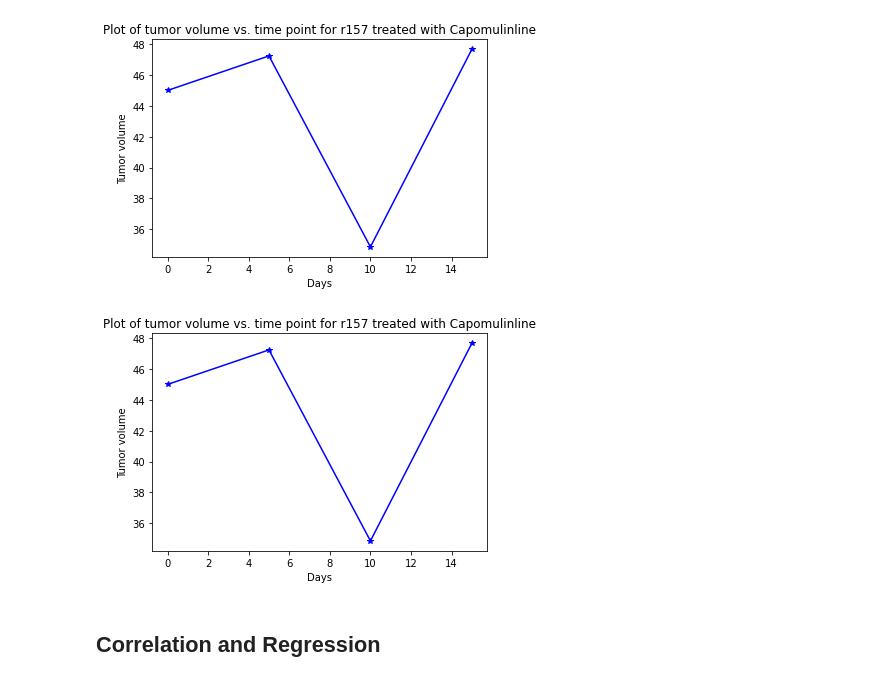
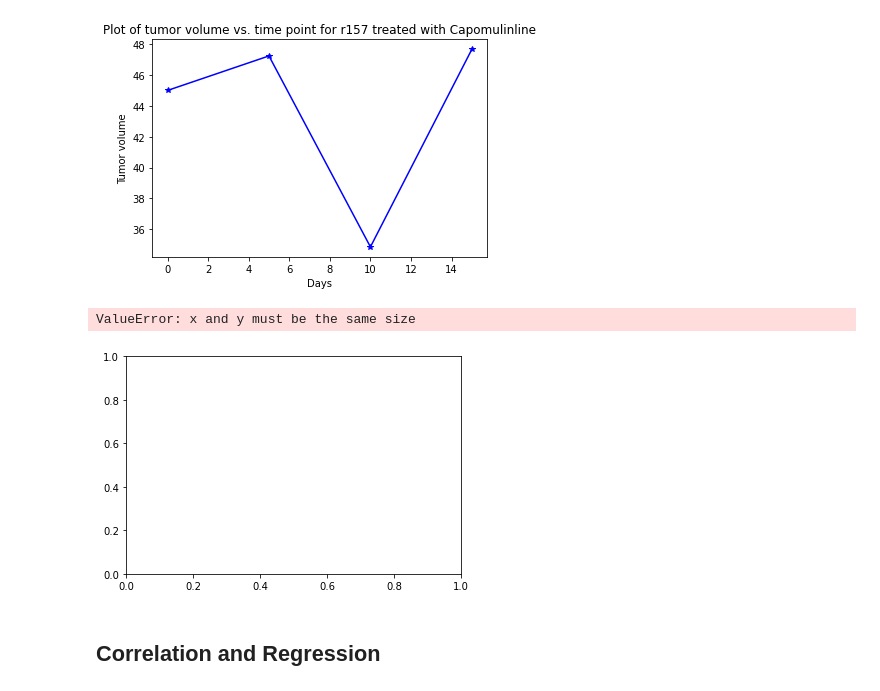
Before and after one commit to rrgpal-dev/MatPlotLib-work, a Jupyter notebook: pymaceuticals_starter.ipynb, the cells around one changed output. Drawn from its saved outputs; the diff is of its cells as text; code cells hidden in the pictures.

Commit message:
scatter plot

```diff
--- a/pymaceuticals_starter.ipynb
+++ b/pymaceuticals_starter.ipynb
@@ -230,15 +230,16 @@ plt.show()
 [figure]
 # %%
 # Generate a scatter plot of average tumor volume vs. mouse weight for the Capomulin regimen
-linedf = cmd[(cmd["Drug Regimen"] == "Capomulin") & (cmd["Mouse ID"] == "r157")]
-
-plt.plot(linedf["Timepoint"], linedf["Tumor Volume (mm3)"], color="blue",marker="*")
+sinedf = cmd[(cmd["Drug Regimen"] == "Capomulin")]
+aveDs = sinedf.groupby(["Mouse ID"]).mean()
+plt.scatter(aveDs["Weight (g)"], sinedf.agg({"Tumor Volume (mm3)": ["mean"] }), color="orange",marker="*")
 plt.title("Plot of tumor volume vs. time point for r157 treated with Capomulinline")
 plt.xlabel("Days")
 plt.ylabel("Tumor volume")
 plt.show()
 # %% [output]
+ValueError: x and y must be the same size
-[figure, old version]
+[figure, new version]
 # %% [markdown]
 ## Correlation and Regression
 # %%
```
